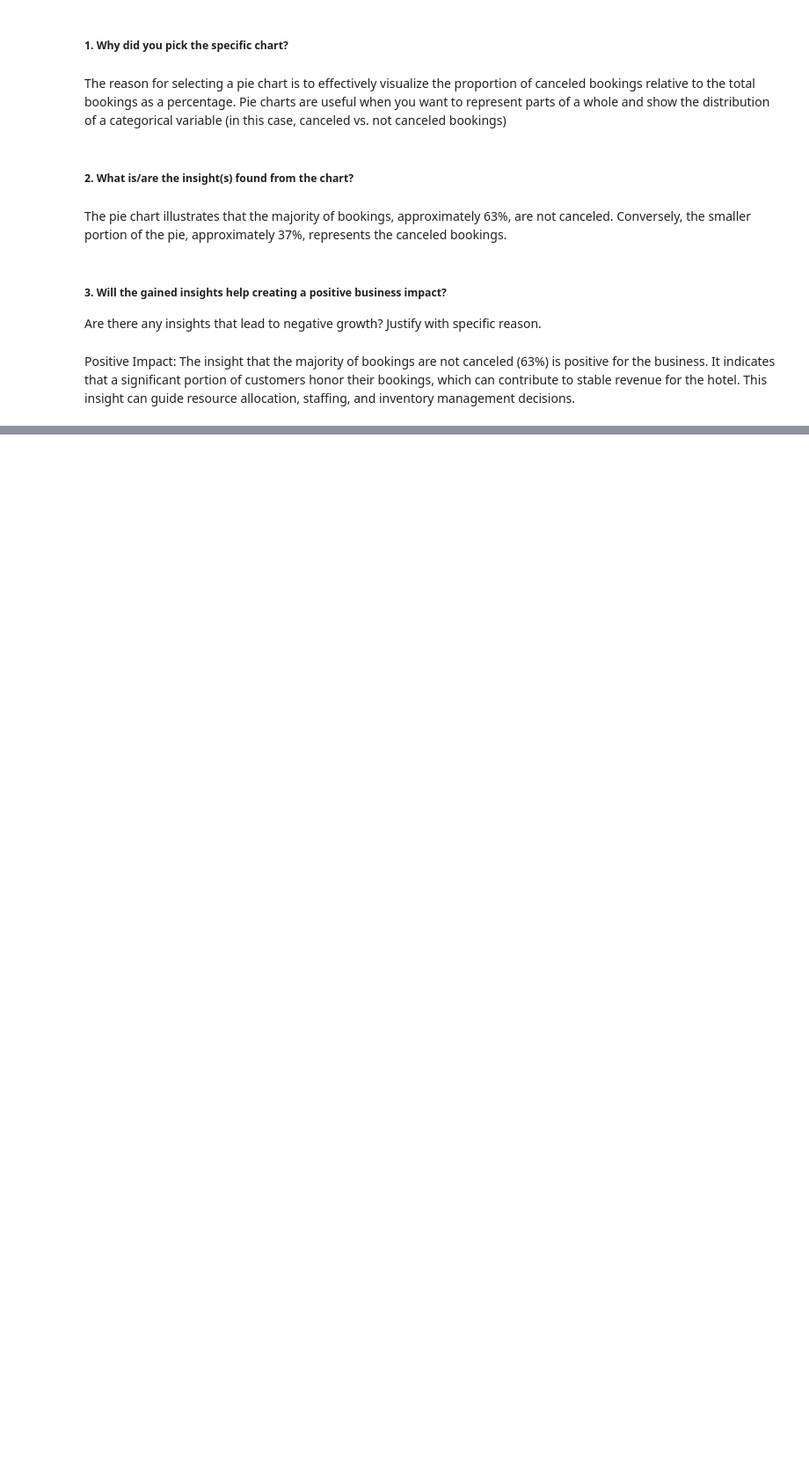
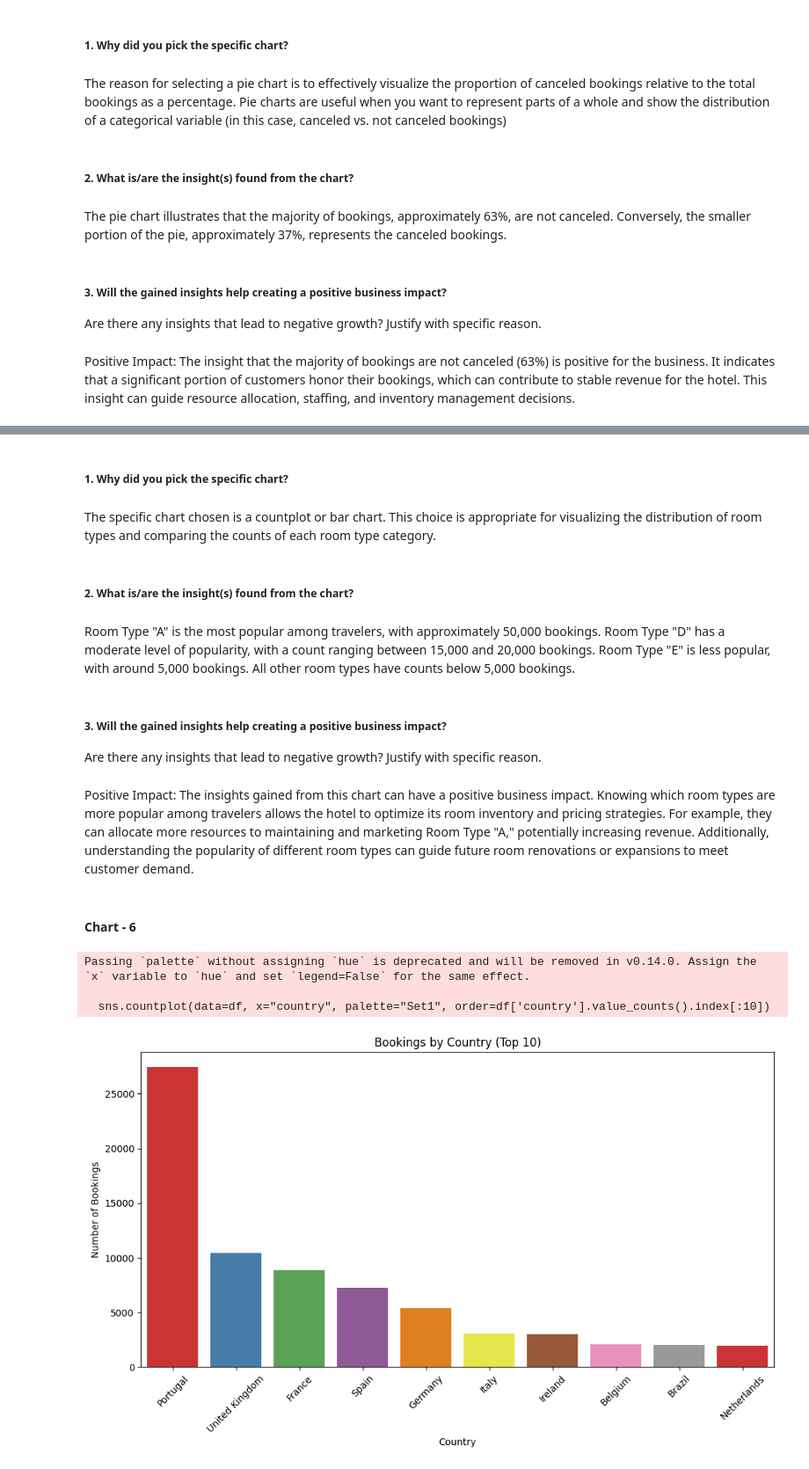
Before and after one commit to deepanshudagdi/EDA-Hotel-Bookings, a Jupyter notebook: EDA_hotel_booking_Samhitha_Template.ipynb, the cells around one changed output, grey strips where cells are left out. Shown at 88% size. Drawn from its saved outputs; the diff is of its cells as text; code cells hidden in the pictures; blank space fills up the shorter version.

```diff
--- a/EDA_hotel_booking_Samhitha_Template.ipynb
+++ b/EDA_hotel_booking_Samhitha_Template.ipynb
@@ -476,0 +511,58 @@ Positive Impact: The insight that the majority of bookings are not canceled (63%
+# %% [markdown]
+##### 1. Why did you pick the specific chart?
+# %% [markdown]
+The specific chart chosen is a countplot or bar chart. This choice is appropriate for visualizing the distribution of room types and comparing the counts of each room type category.
+# %% [markdown]
+##### 2. What is/are the insight(s) found from the chart?
+# %% [markdown]
+Room Type "A" is the most popular among travelers, with approximately 50,000 bookings.
+Room Type "D" has a moderate level of popularity, with a count ranging between 15,000 and 20,000 bookings.
+Room Type "E" is less popular, with around 5,000 bookings.
+All other room types have counts below 5,000 bookings.
+# %% [markdown]
+##### 3. Will the gained insights help creating a positive business impact?
+Are there any insights that lead to negative growth? Justify with specific reason.
+# %% [markdown]
+Positive Impact: The insights gained from this chart can have a positive business impact. Knowing which room types are more popular among travelers allows the hotel to optimize its room inventory and pricing strategies. For example, they can allocate more resources to maintaining and marketing Room Type "A," potentially increasing revenue. Additionally, understanding the popularity of different room types can guide future room renovations or expansions to meet customer demand.
+# %% [markdown]
+#### Chart - 6
+# %%
+import seaborn as sns
+import matplotlib.pyplot as plt
+
+# Define the mapping dictionary from country codes to full names
+country_mapping = {
+    "PRT": "Portugal",
+    "GBR": "United Kingdom",
+    "FRA": "France",
+    "ESP": "Spain",
+    "DEU": "Germany",
+    "ITA": "Italy",
+    "IRL": "Ireland",
+    "BEL": "Belgium",
+    "BRA": "Brazil",
+    "NLD": "Netherlands",
+}
+
+# Replace country codes with full names in your DataFrame (assuming 'country' is the column name)
+df['country'] = df['country'].map(country_mapping)
+
+# Create a countplot to show the distribution of bookings by country
+plt.figure(figsize=(12, 6))
+sns.countplot(data=df, x="country", palette="Set1", order=df['country'].value_counts().index[:10])
+
+# Adding labels and title
+plt.xlabel("Country")
+plt.ylabel("Number of Bookings")
+plt.title("Bookings by Country (Top 10)")
+
+# Rotating x-axis labels for better readability (optional)
+plt.xticks(rotation=45)
+
+# Show the plot
+plt.show()
+# %% [output]
+Passing `palette` without assigning `hue` is deprecated and will be removed in v0.14.0. Assign the `x` variable to `hue` and set `legend=False` for the same effect.
+
+  sns.countplot(data=df, x="country", palette="Set1", order=df['country'].value_counts().index[:10])
+[figure, added]
```
Also changed, not shown: parts of 77 cells of this notebook.
